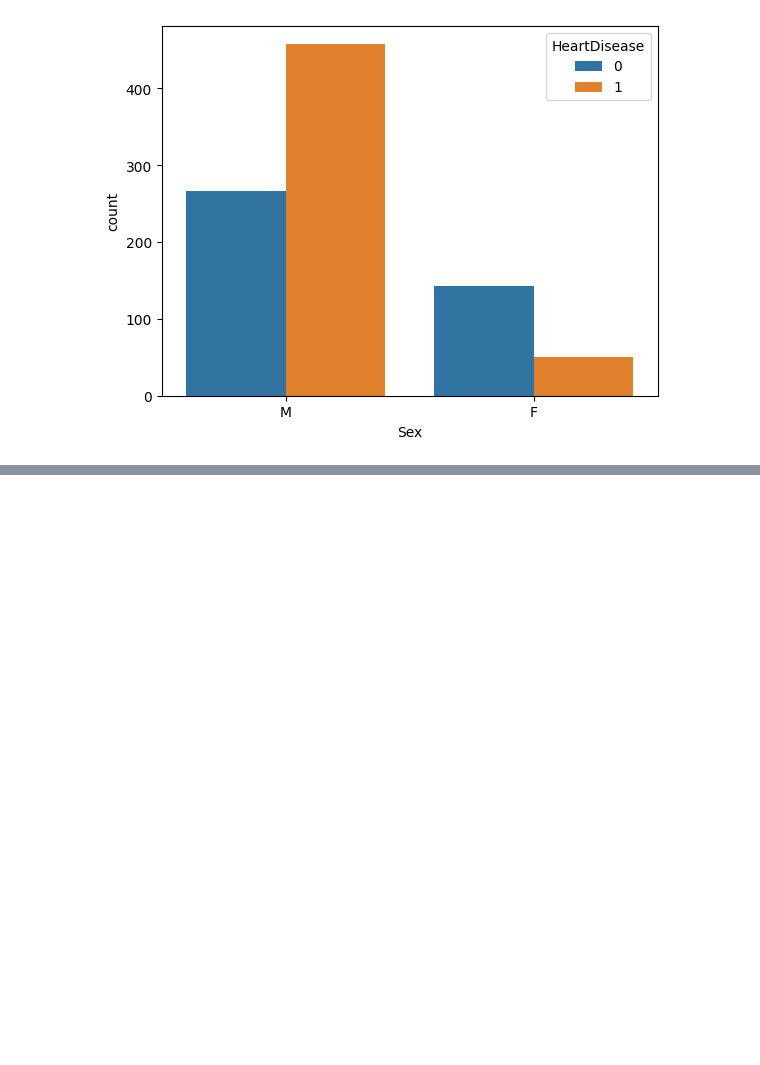
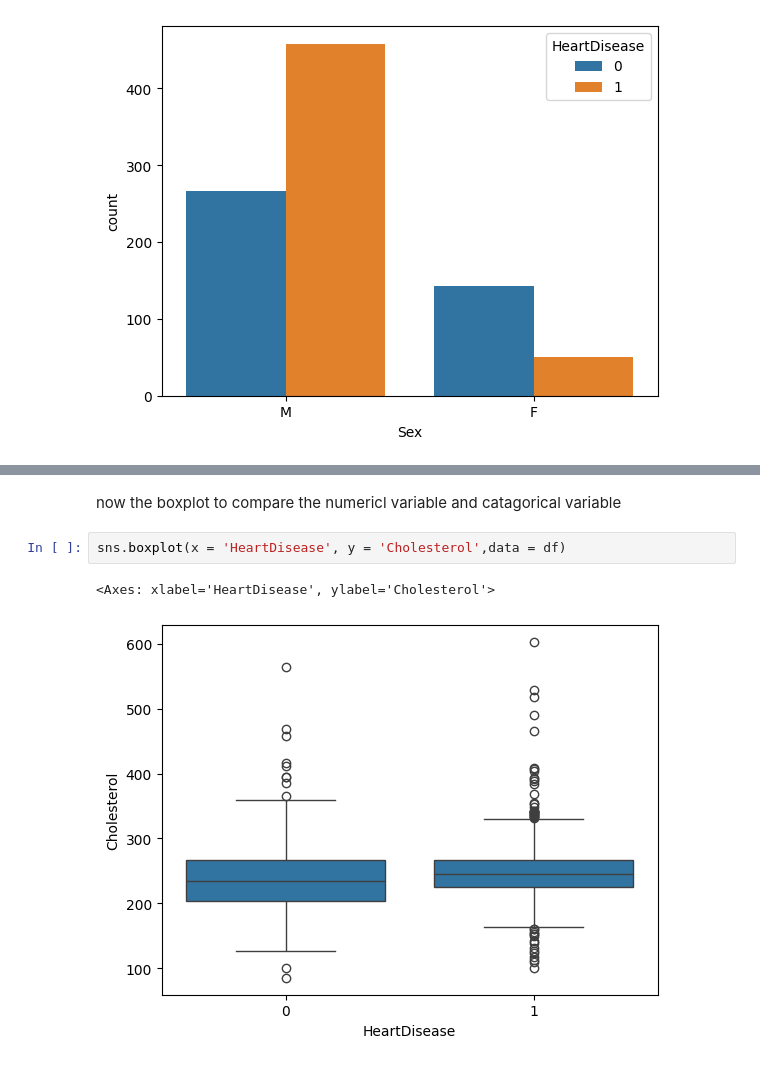
Before and after one commit to subhamsam007/Machine-Learning, a Jupyter notebook: HeartDisease.ipynb, the cells around one changed output, grey strips where cells are left out. Cells and saved outputs as stored; diff of their text form; blank space fills up the shorter version.

```diff
--- a/HeartDisease.ipynb
+++ b/HeartDisease.ipynb
@@ -181,0 +203,7 @@ sns.countplot(x = df['Sex'],hue = df['HeartDisease'])
+# %% [markdown]
+now the boxplot to compare the numericl variable and catagorical variable
+# %%
+sns.boxplot(x = 'HeartDisease', y = 'Cholesterol',data = df)
+# %% [output]
+<Axes: xlabel='HeartDisease', ylabel='Cholesterol'>
+[figure, added]
```
Also changed, not shown: parts of 20 cells of this notebook.
